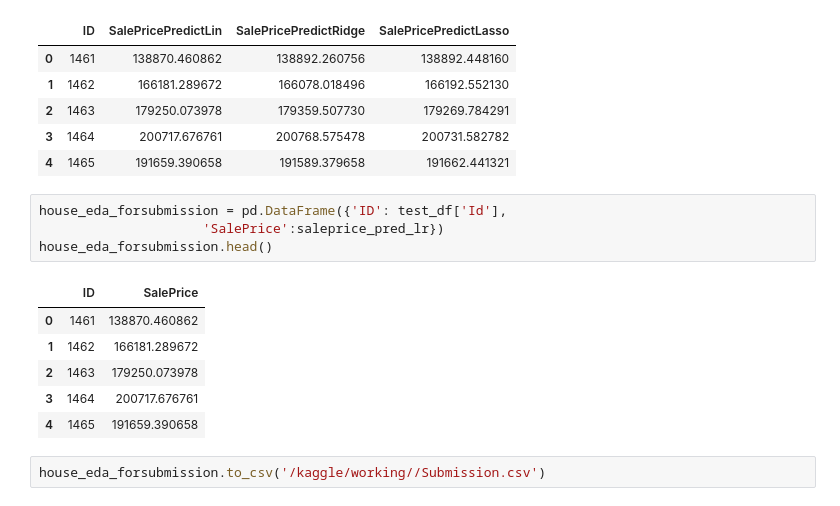
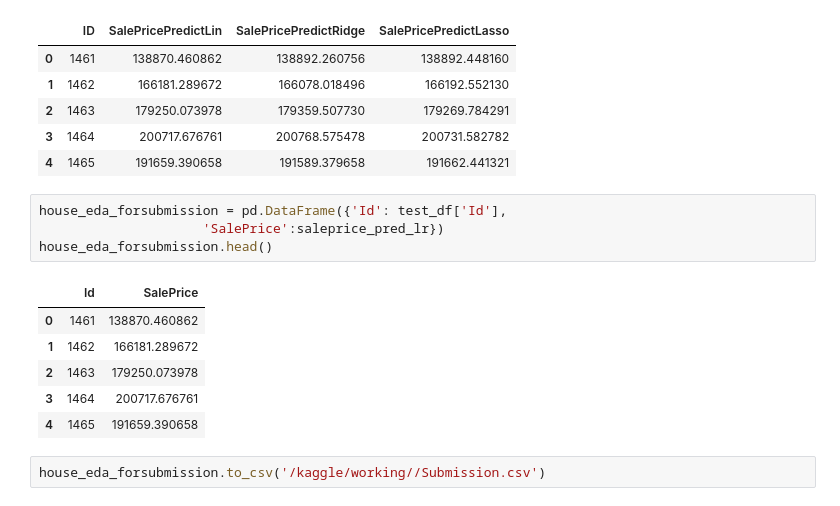
Before and after one commit to ChloePedicone97/Data-Analytics, a Jupyter notebook: house-eda-linreg-lasso-ridge.ipynb, the cells around one changed output. Saved outputs shown, nothing was run; the diff lists cells and outputs as text.

Commit message:
Kaggle Notebook | House EDA - LinReg/Lasso/Ridge | Version 2

```diff
--- a/house-eda-linreg-lasso-ridge.ipynb
+++ b/house-eda-linreg-lasso-ridge.ipynb
@@ -287,11 +287,11 @@ house_eda_df.head()
 | 3 | 1464 | 200717.676761 | 200768.575478 | 200731.582782 |
 | 4 | 1465 | 191659.390658 | 191589.379658 | 191662.441321 |
 # %%
-house_eda_forsubmission = pd.DataFrame({'ID': test_df['Id'],
+house_eda_forsubmission = pd.DataFrame({'Id': test_df['Id'],
                      'SalePrice':saleprice_pred_lr})
 house_eda_forsubmission.head()
 # %% [output]
-|  | ID | SalePrice |
+|  | Id | SalePrice |
 | 0 | 1461 | 138870.460862 |
 | 1 | 1462 | 166181.289672 |
 | 2 | 1463 | 179250.073978 |
```
